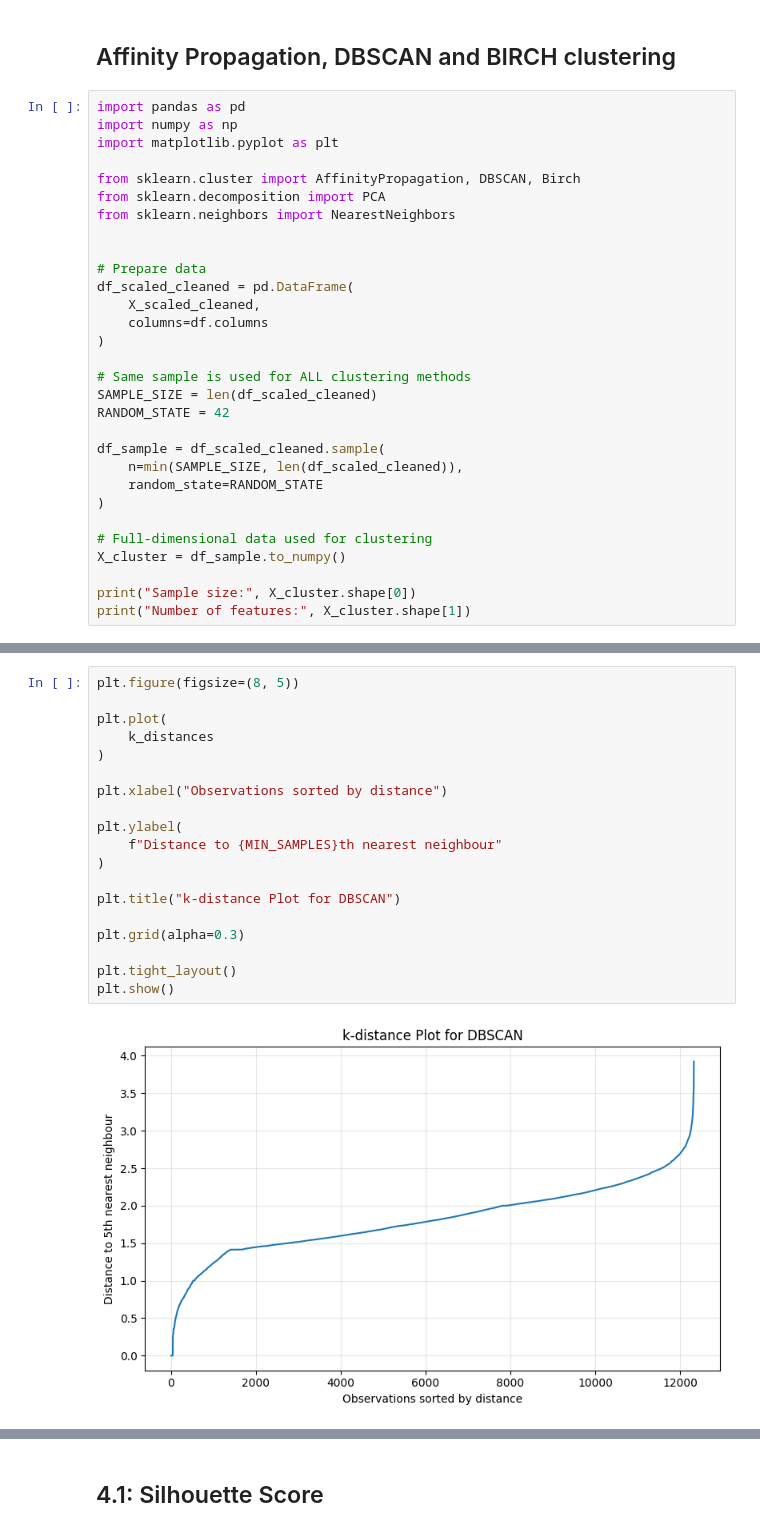
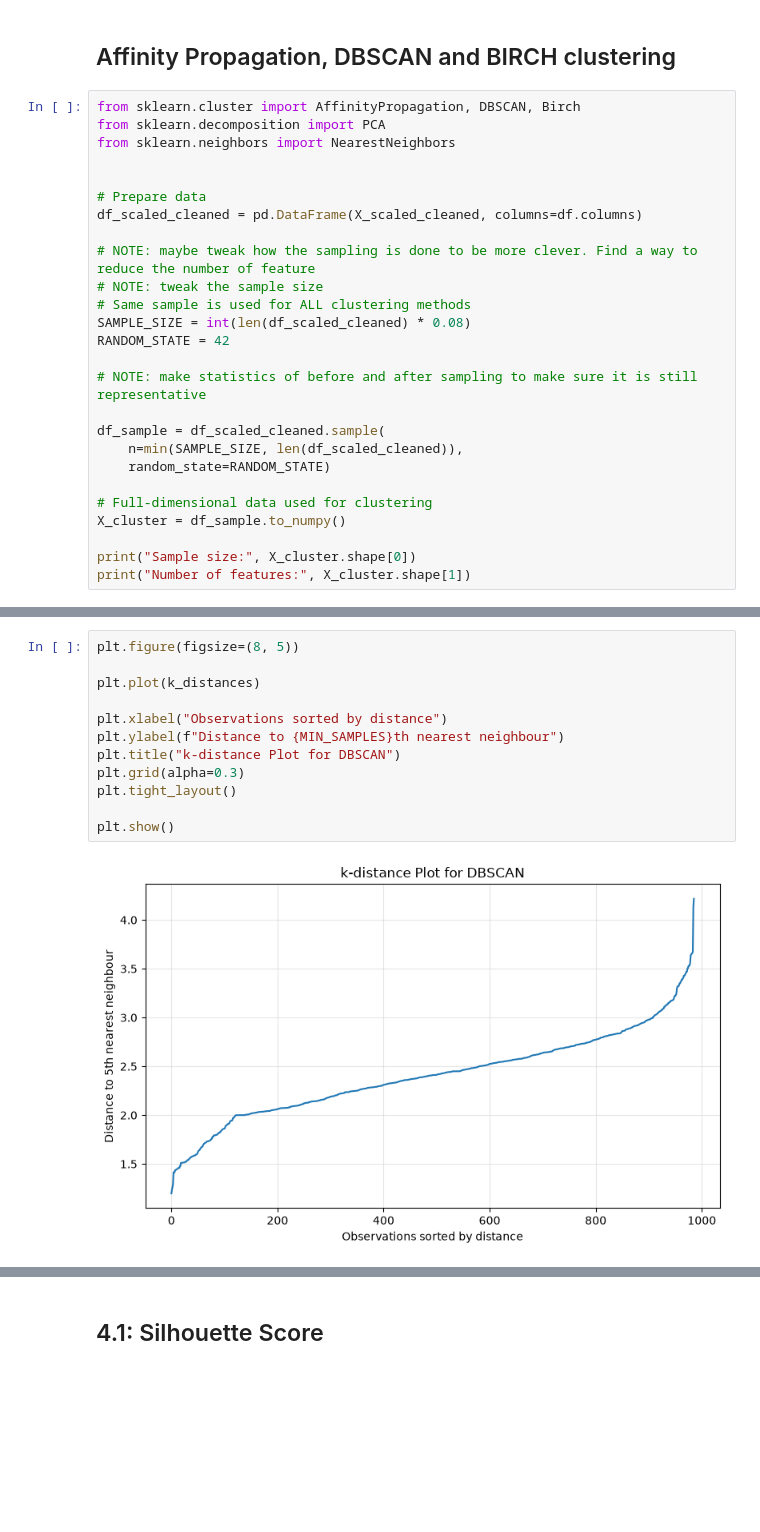
Before and after one commit to kenshin812/data_analysis, a Jupyter notebook: assignment2/submission.ipynb, the cells around one changed output, grey strips where cells are left out. Cells and saved outputs as stored; diff of their text form; blank space fills up the shorter version.

```diff
--- a/assignment2/submission.ipynb
+++ b/assignment2/submission.ipynb
@@ -445,29 +373,25 @@ Number of features after preprocessing: 74
 # %% [markdown]
 ## Affinity Propagation, DBSCAN and BIRCH clustering
 # %%
-import pandas as pd
-import numpy as np
-import matplotlib.pyplot as plt
-
 from sklearn.cluster import AffinityPropagation, DBSCAN, Birch
 from sklearn.decomposition import PCA
 from sklearn.neighbors import NearestNeighbors
 
 
 # Prepare data
-df_scaled_cleaned = pd.DataFrame(
-    X_scaled_cleaned,
-    columns=df.columns
-)
+df_scaled_cleaned = pd.DataFrame(X_scaled_cleaned, columns=df.columns)
 
+# NOTE: maybe tweak how the sampling is done to be more clever. Find a way to reduce the number of feature
+# NOTE: tweak the sample size
 # Same sample is used for ALL clustering methods
-SAMPLE_SIZE = len(df_scaled_cleaned)
+SAMPLE_SIZE = int(len(df_scaled_cleaned) * 0.08)
 RANDOM_STATE = 42
+
+# NOTE: make statistics of before and after sampling to make sure it is still representative
 
 df_sample = df_scaled_cleaned.sample(
     n=min(SAMPLE_SIZE, len(df_scaled_cleaned)),
-    random_state=RANDOM_STATE
-)
+    random_state=RANDOM_STATE)
 
 # Full-dimensional data used for clustering
 X_cluster = df_sample.to_numpy()
@@ -623,24 +495,17 @@ eps=3.00 | clusters=1 | noise=0.2%
 # %%
 plt.figure(figsize=(8, 5))
 
-plt.plot(
-    k_distances
-)
+plt.plot(k_distances)
 
 plt.xlabel("Observations sorted by distance")
+plt.ylabel(f"Distance to {MIN_SAMPLES}th nearest neighbour")
+plt.title("k-distance Plot for DBSCAN")
+plt.grid(alpha=0.3)
+plt.tight_layout()
 
-plt.ylabel(
-    f"Distance to {MIN_SAMPLES}th nearest neighbour"
-)
-
-plt.title("k-distance Plot for DBSCAN")
-
-plt.grid(alpha=0.3)
-
-plt.tight_layout()
 plt.show()
 # %% [output]
-[figure, old version]
+[figure, new version]
 # %%
 noise_ratio = np.mean(labels_dbscan == -1)
 
```
Also changed, not shown: parts of 43 cells of this notebook.
